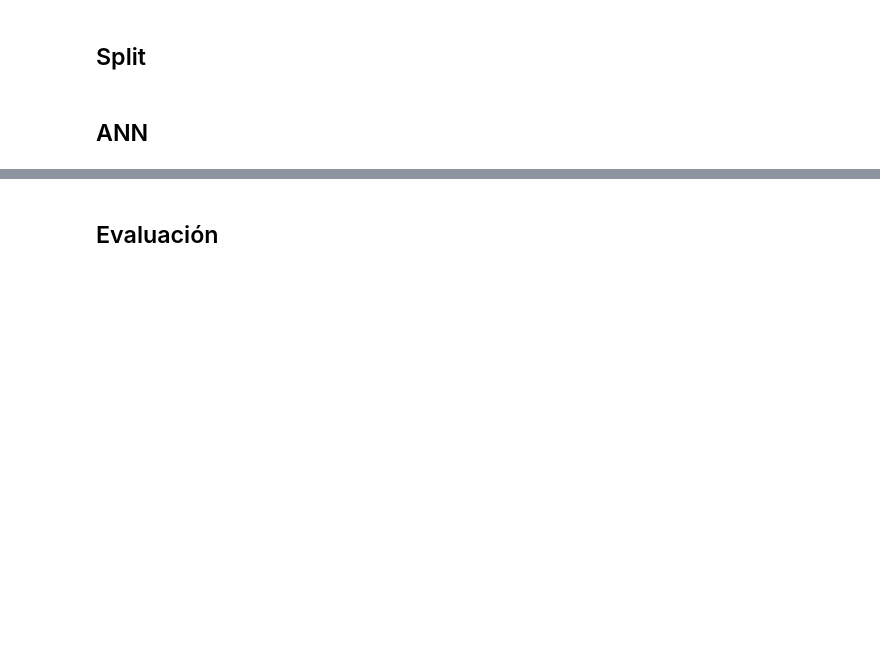
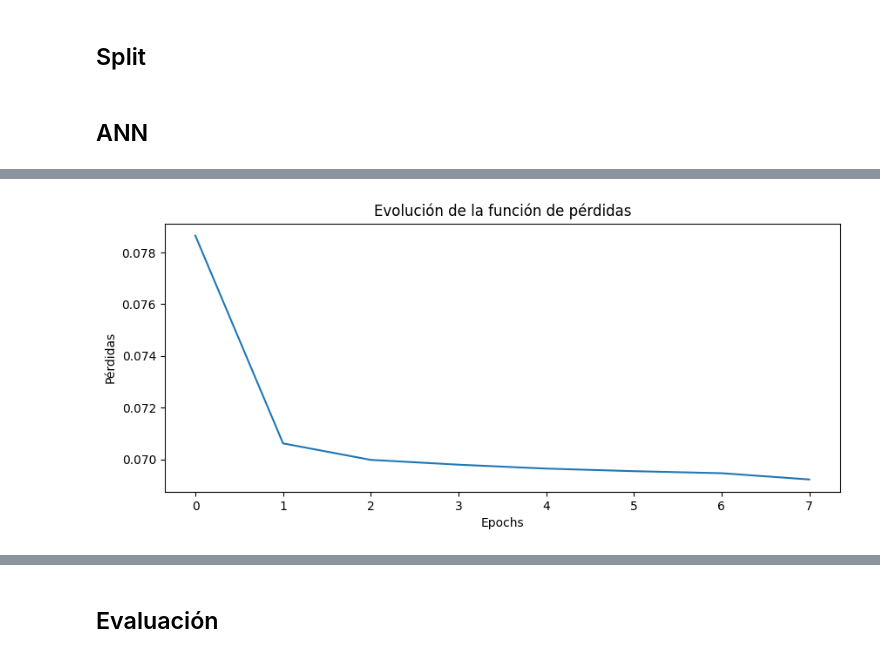
Before and after one commit to PaulaBartolomeMora/TFM, a Jupyter notebook: den2ne/ann.ipynb, the cells around one changed output, grey strips where cells are left out. Cells and saved outputs as stored; diff of their text form; code cells hidden in the pictures; blank space fills up the shorter version.

```diff
--- a/den2ne/ann.ipynb
+++ b/den2ne/ann.ipynb
@@ -109,6 +103,9 @@ _________________________________________________________________
 # %%
 #binary_crossentropy -> clasificación binaria (si/no)
 #*si no es salida binaria, se aplica categorical_crossentropy o sparse_categorical_crossentropy
+
+inicl = time.time()
 model.compile(optimizer = 'adam', loss = 'binary_crossentropy', metrics = ['accuracy'])
-model.fit(X_train, y_train, batch_size = 50, epochs = 8)
+History = model.fit(X_train, y_train, batch_size = 50, epochs = 8)
+fincl = time.time()
 # %% [output]
@@ -131,0 +132,9 @@ Epoch 8/8
+# %%
+plt.figure(figsize=(10, 4))
+plt.plot(History.history['loss'])
+plt.title('Evolución de la función de pérdidas')
+plt.ylabel('Pérdidas')
+plt.xlabel('Epochs')
+plt.show()
+# %% [output]
+[figure, added]
```
Also changed, not shown: parts of 10 cells of this notebook, 9 other files.
